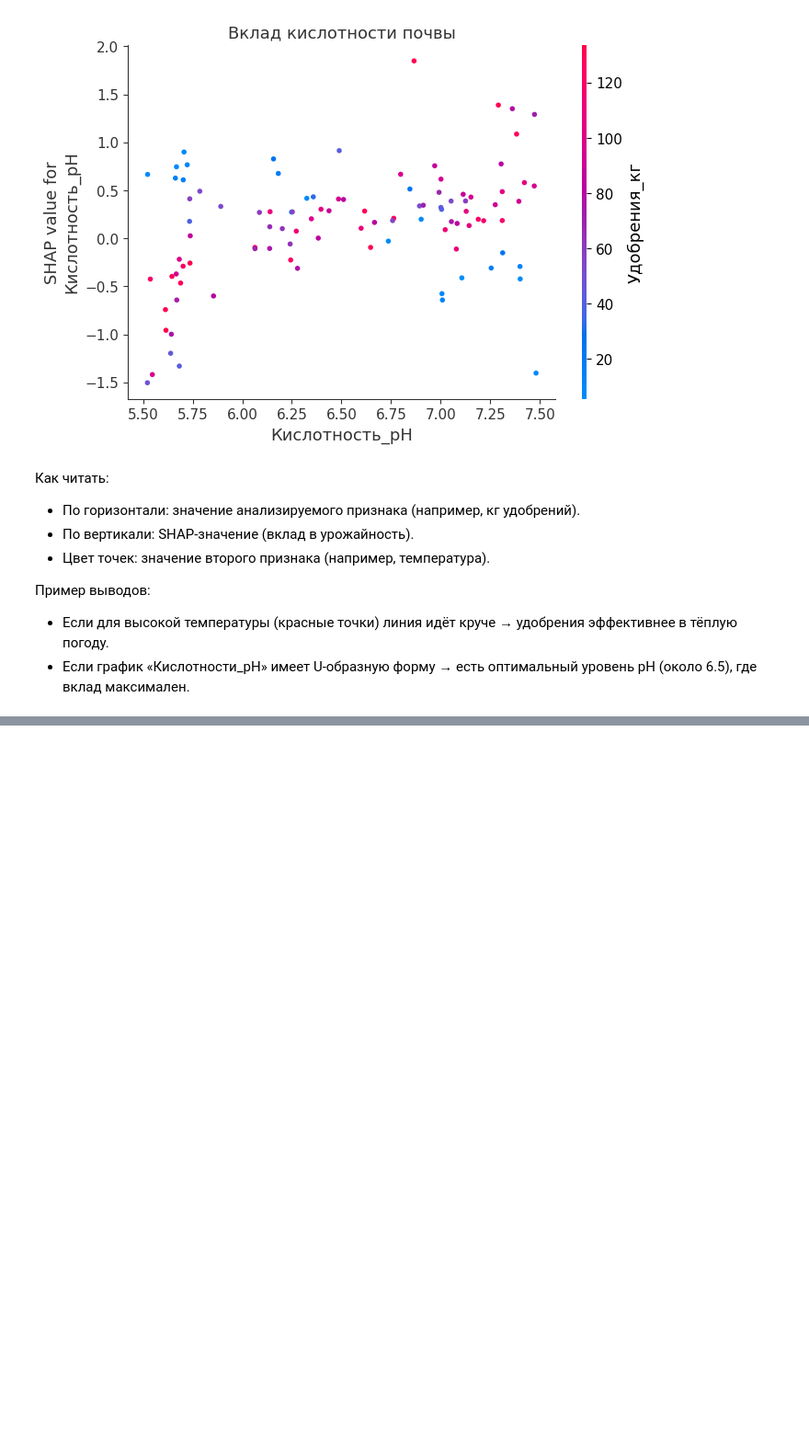
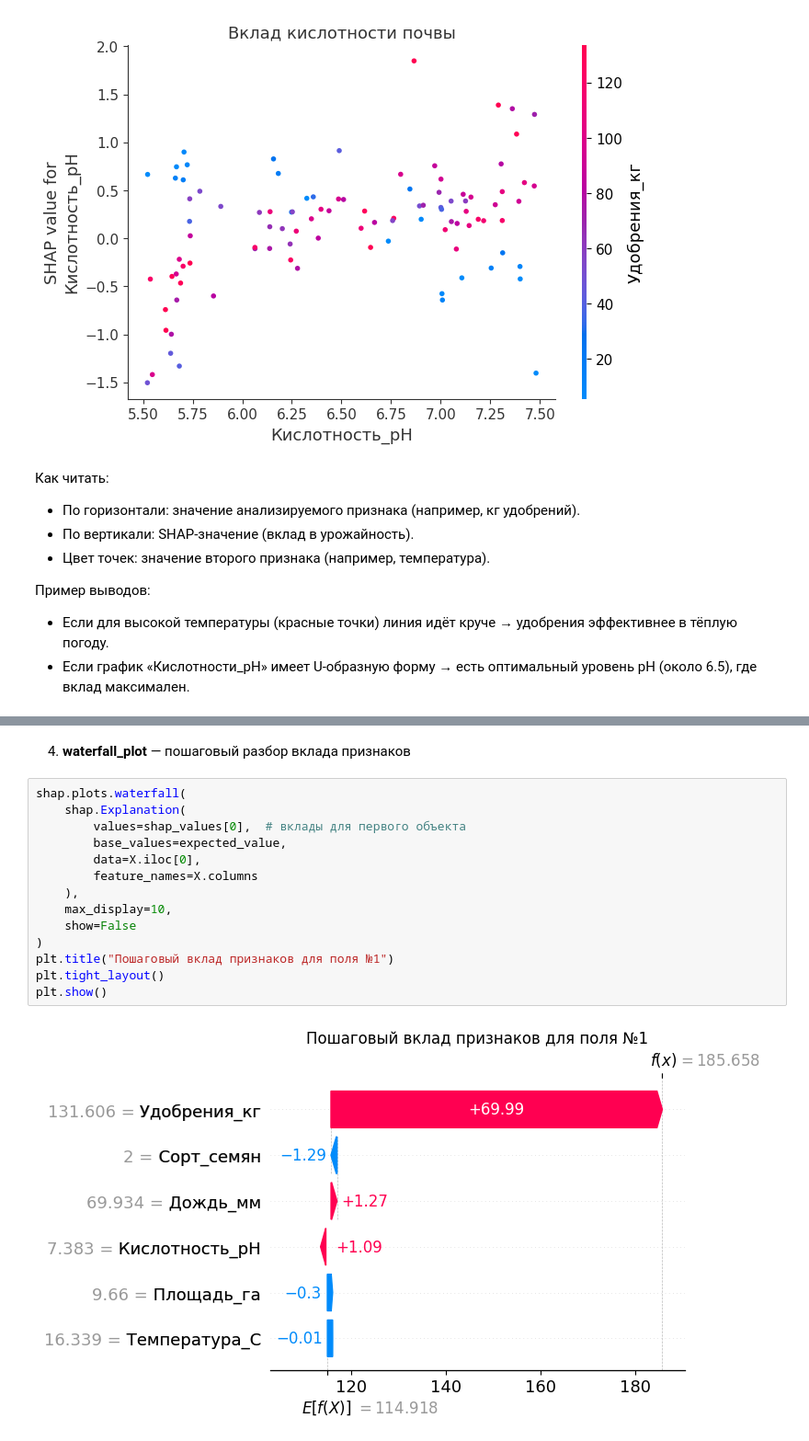
Before and after one commit to Grashch/Kaggle_tasks, a Jupyter notebook: SHAP_Values.ipynb, the cells around one changed output, grey strips where cells are left out. Shown at 92% size. Saved outputs shown, nothing was run; the diff lists cells and outputs as text; blank space fills up the shorter version.

```diff
--- a/SHAP_Values.ipynb
+++ b/SHAP_Values.ipynb
@@ -115,0 +144,18 @@ plt.show()
+# %% [markdown]
+4. **waterfall_plot** — пошаговый разбор вклада признаков
+# %%
+shap.plots.waterfall(
+    shap.Explanation(
+        values=shap_values[0],  # вклады для первого объекта
+        base_values=expected_value,
+        data=X.iloc[0],
+        feature_names=X.columns
+    ),
+    max_display=10,
+    show=False
+)
+plt.title("Пошаговый вклад признаков для поля №1")
+plt.tight_layout()
+plt.show()
+# %% [output]
+[figure, added]
```
Also changed, not shown: parts of 10 cells of this notebook.
